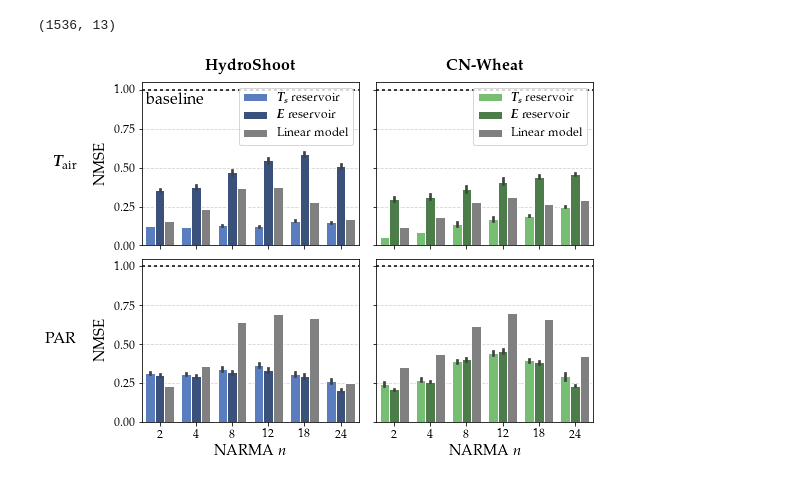
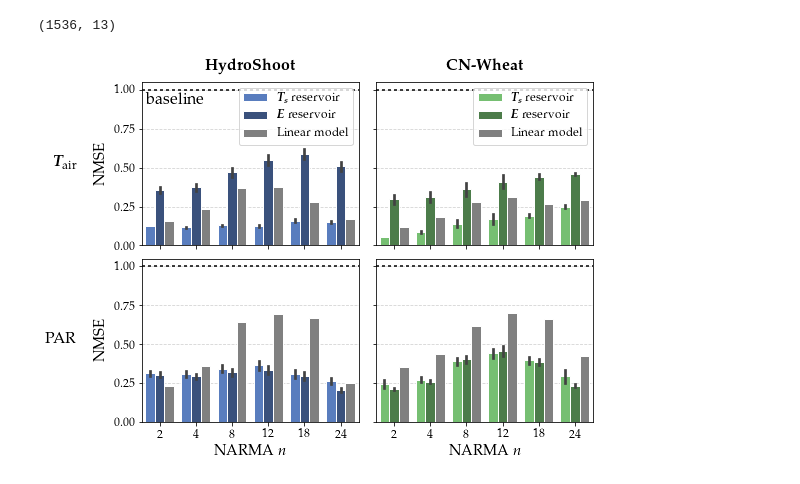
Before and after one commit to mcndt/thesis-plant-reservoir-computing, a Jupyter notebook: notebooks/regression_tests/Figures_Scores_comp_bench.ipynb, the cells around one changed output. Cells and saved outputs as stored; diff of their text form; code cells hidden in the pictures.

```diff
--- a/notebooks/regression_tests/Figures_Scores_comp_bench.ipynb
+++ b/notebooks/regression_tests/Figures_Scores_comp_bench.ipynb
@@ -141,7 +141,7 @@ with plt.style.context('seaborn-muted'):
         (delay_scores.reservoir_id.isin(reservoirs + [target_baseline_map[target]]))
       ]
       sns.lineplot(data=plot_data, x='delay', y='test_score', hue='reservoir_id', style='reservoir_id',
-                   dashes=True, markers=True, ax=ax, markersize=8, err_style='bars', palette=[color, color, 'grey'])
+                   dashes=True, markers=True, ax=ax, markersize=7, err_style='bars', palette=[color, color, 'grey'], ci='sd')
 
       # Labeling
       # ax.set_title(f'{target} / {dataset}')
@@ -200,7 +200,7 @@ with plt.style.context('seaborn-muted'):
         (polynomial_scores.reservoir_id.isin(reservoirs + [target_baseline_map[target]]))
       ]
       sns.lineplot(data=plot_data, x='exponent', y='test_score', hue='reservoir_id', style='reservoir_id',
-                   dashes=True, markers=True, ax=ax, markersize=8, err_style='bars', palette=[color, color, 'grey'])
+                   dashes=True, markers=True, ax=ax, markersize=7, err_style='bars', ci='sd', palette=[color, color, 'grey'])
 
       # Labeling
       # ax.set_title(f'{target} / {dataset}')
@@ -264,7 +264,7 @@ with plt.style.context('seaborn-muted'):
                   #  dashes=True, markers=True, ax=ax, markersize=8, err_style='bars', palette=[color, color, 'grey'])
 
       sns.barplot(data=plot_data, x='narma_n', y='test_score', hue='reservoir_id', ax=ax,
-                  palette=[color, color_alt, 'grey'], edgecolor="white")
+                  palette=[color, color_alt, 'grey'], edgecolor="white", ci='sd')
 
       ax.set(xlabel=None, ylabel=None)
       # Labeling
@@ -274,31 +274,31 @@ with plt.style.context('seaborn-muted'):
       if row == 0:
         ax.annotate(f'\\textbf{{{dataset}}}', (0.5, 1.07), xycoords='axes fraction', ha='center', fontsize=16)
       if row == 1:
         ax.set(xlabel=r'NARMA $n$')
 
 
       # Axes
       ax.set_axisbelow(True)
       ax.grid(axis='y', linestyle='dashed', color='lightgrey', which='both')
       ax.tick_params(axis='both', which='both', labelsize=12)
 
       ax.set_ylim(0, 1.05)
       ax.set_yticks([0, 0.25, 0.5, 0.75, 1])
       ax.axhline(1, color='black', dashes=(2,2))
       if ax is axs.flatten()[0]:
         ax.annotate('baseline', (0.017, 0.86), fontsize=16, xycoords='axes fraction')
 
       # Cleanup
       if row == 0:
         handles, labels = ax.get_legend_handles_labels()
         labels = [f"{res_symbols[l]} reservoir" for l in ax.get_legend_handles_labels()[1][:-1]] + ['Linear model']
         ax.legend(handles, labels, loc='upper right')
       else:
         ax.get_legend().remove()
 
 
   plt.tight_layout()
   plt.subplots_adjust(wspace=0.08, hspace=0.08)
   plt.savefig('comp_NARMA_perf.png', dpi=200, facecolor='white', bbox_inches='tight')
 # %% [output]
-[figure, old version]
+[figure, new version]
```
Also changed, not shown: parts of 1 cell of this notebook, 4 other files.
